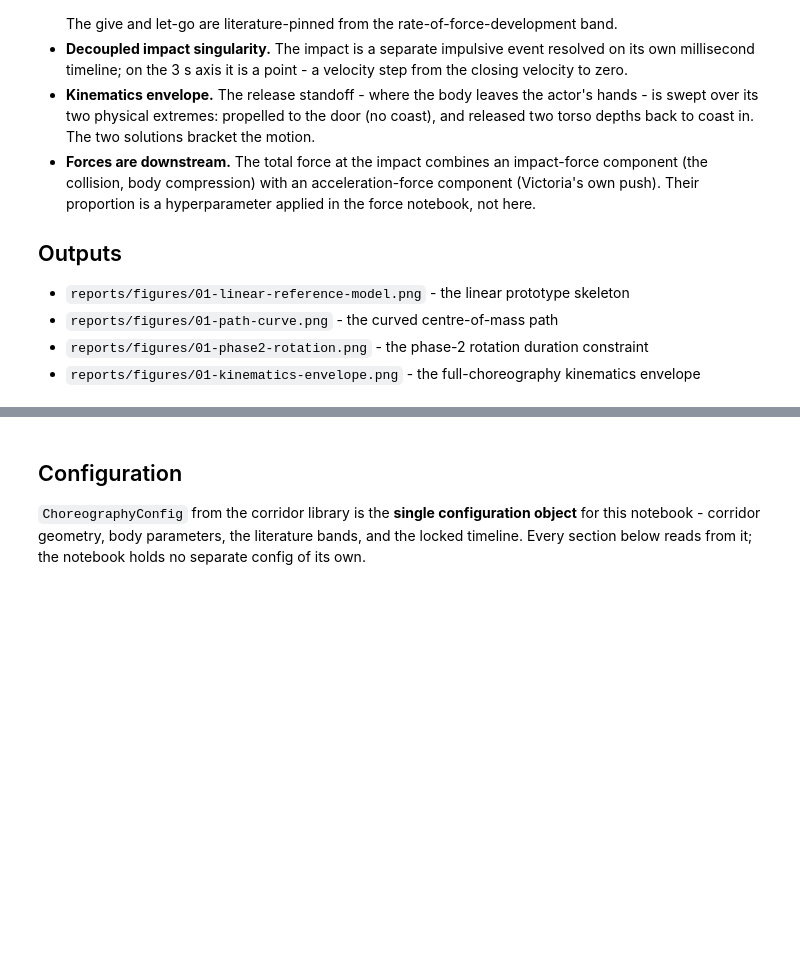
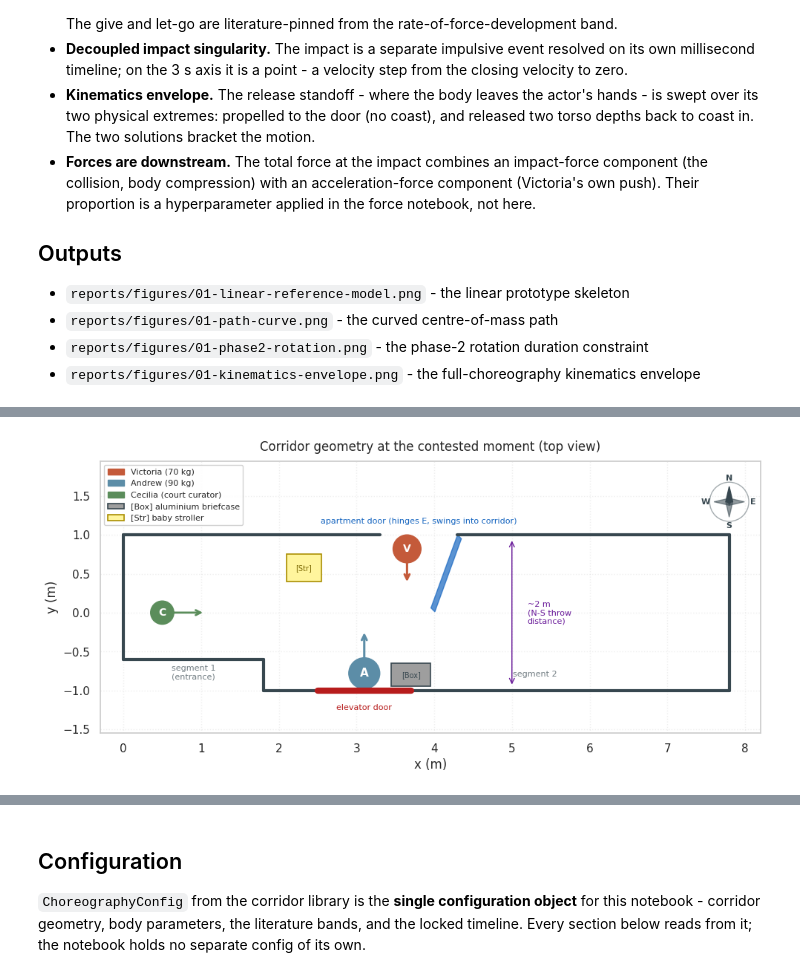
Before and after one commit to stellarshenson/henryk-simulations, a Jupyter notebook: notebooks/01-kj-corridor-kinematics.ipynb, the cells around one changed output, grey strips where cells are left out. Cells and saved outputs as stored; diff of their text form; code cells hidden in the pictures; blank space fills up the shorter version.

```diff
--- a/notebooks/01-kj-corridor-kinematics.ipynb
+++ b/notebooks/01-kj-corridor-kinematics.ipynb
@@ -76,3 +76,14 @@ The claim is three moves, 3 s in total.
 3. **Swap back** - they trade places again.  Andrew turns 180 degrees.  Victoria turns 180 degrees.
 
 This notebook models one body - Victoria's centre of mass.  Phase 1 is the approach to the door.  The impact is a separate event.  Phase 2 is the return.
+# %%
+# Corridor overhead geometry - generated from the default scenario
+fig_dir = Path("..") / "reports" / "figures"
+fig_dir.mkdir(parents=True, exist_ok=True)
+scene = default_scenario()
+plot_corridor_overhead(
+    scene.geometry, scene.bodies, out_path=fig_dir / "01-corridor-geometry.png"
+)
+plt.show()
+# %% [output]
+[figure, added]
```
Also changed, not shown: parts of 7 cells of this notebook, 48 other files.
